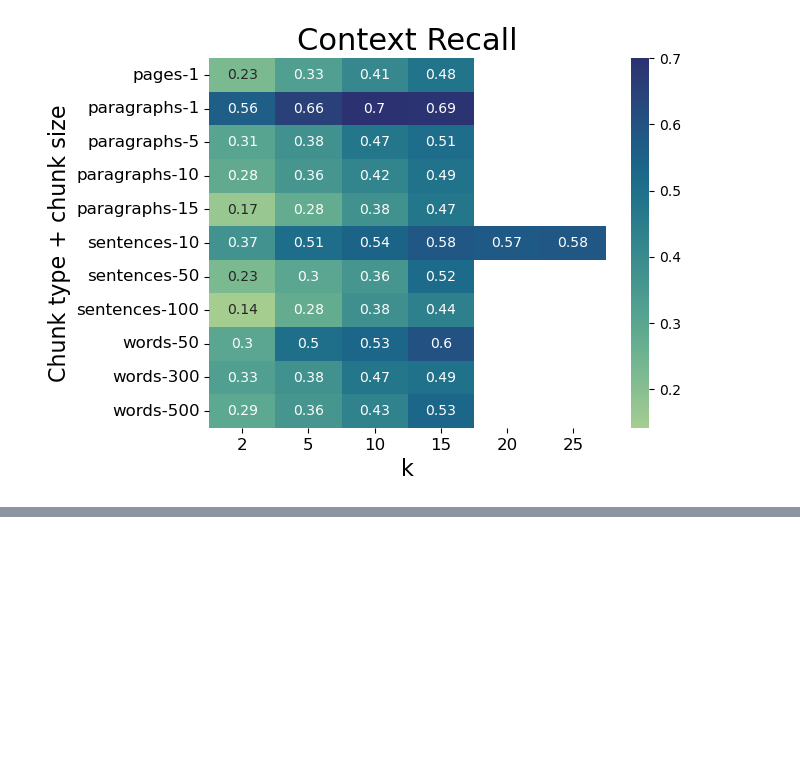
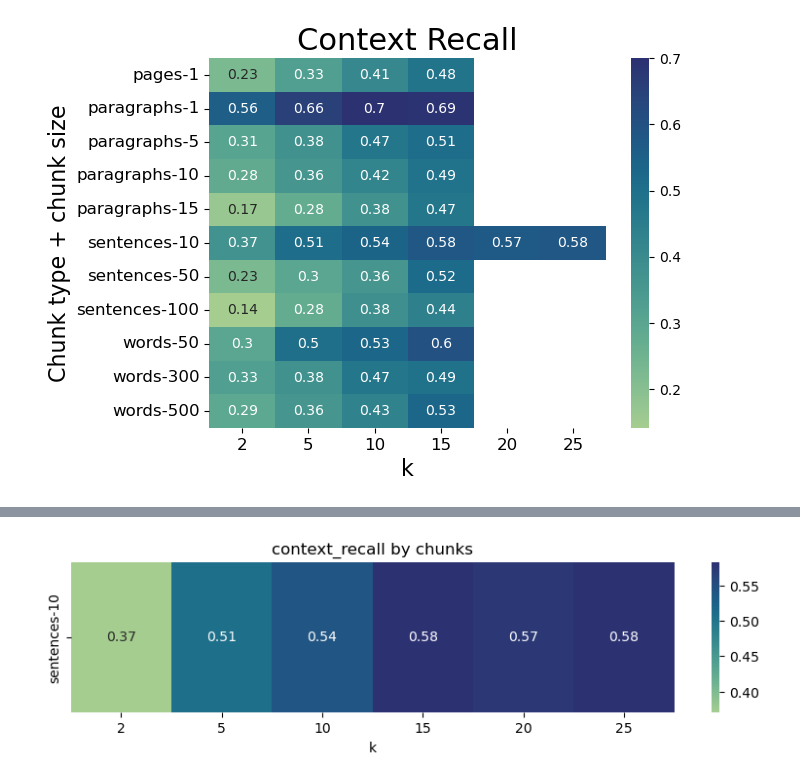
Before and after one commit to xinyicxy/rag-optimization, a Jupyter notebook: rag-sandbox/morehop/r1_metrics_eval.ipynb, the cells around one changed output, grey strips where cells are left out. Saved outputs shown, nothing was run; the diff lists cells and outputs as text; code cells hidden in the pictures; blank space fills up the shorter version.

```diff
--- a/rag-sandbox/morehop/r1_metrics_eval.ipynb
+++ b/rag-sandbox/morehop/r1_metrics_eval.ipynb
@@ -86,0 +100,4 @@ all_chunks_heatmap(df, "context_recall", title = "Context Recall")
+# %%
+sent10_heatmap(sent10, "context_recall")
+# %% [output]
+[figure, added]
```
Also changed, not shown: parts of 3 cells of this notebook.
